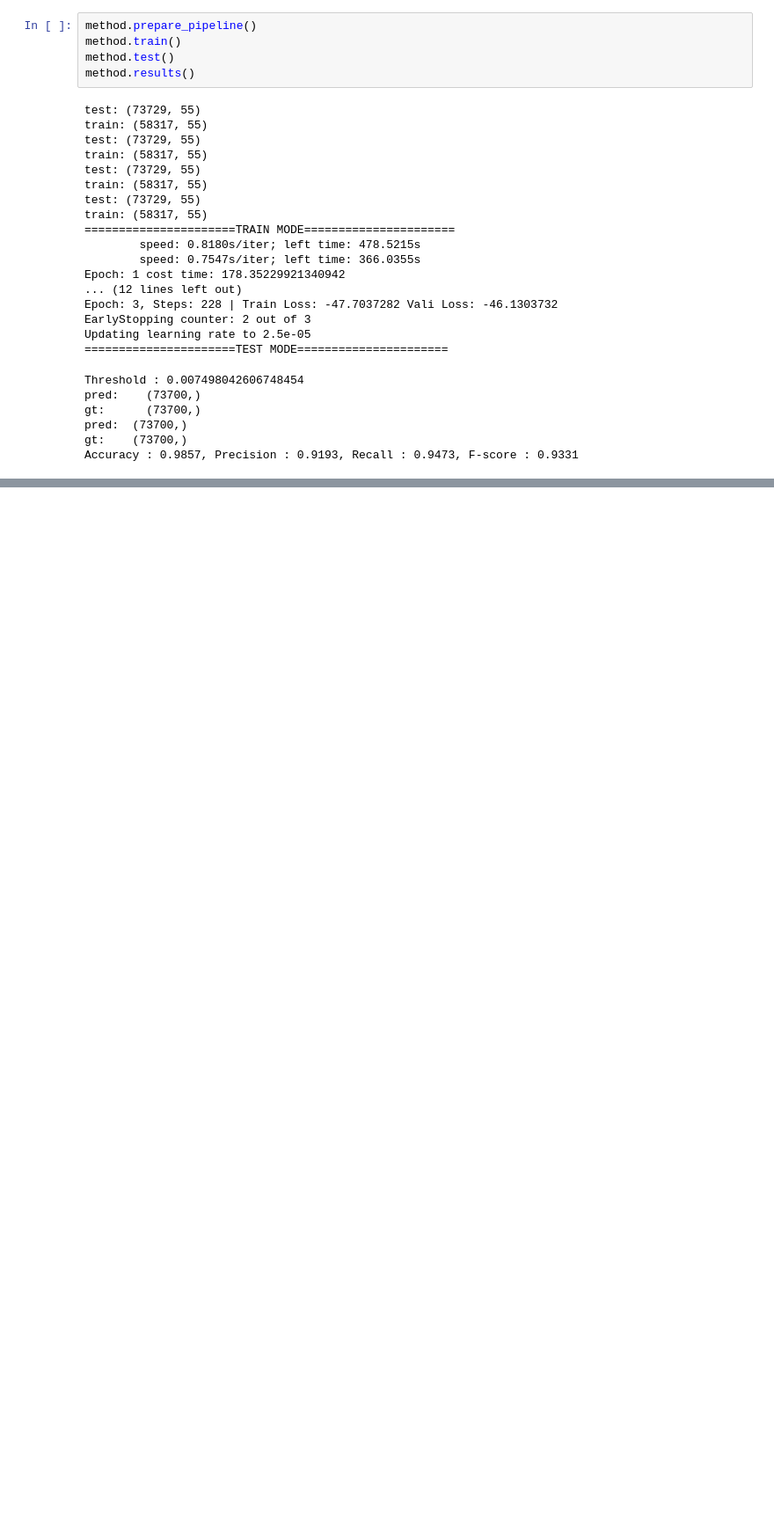
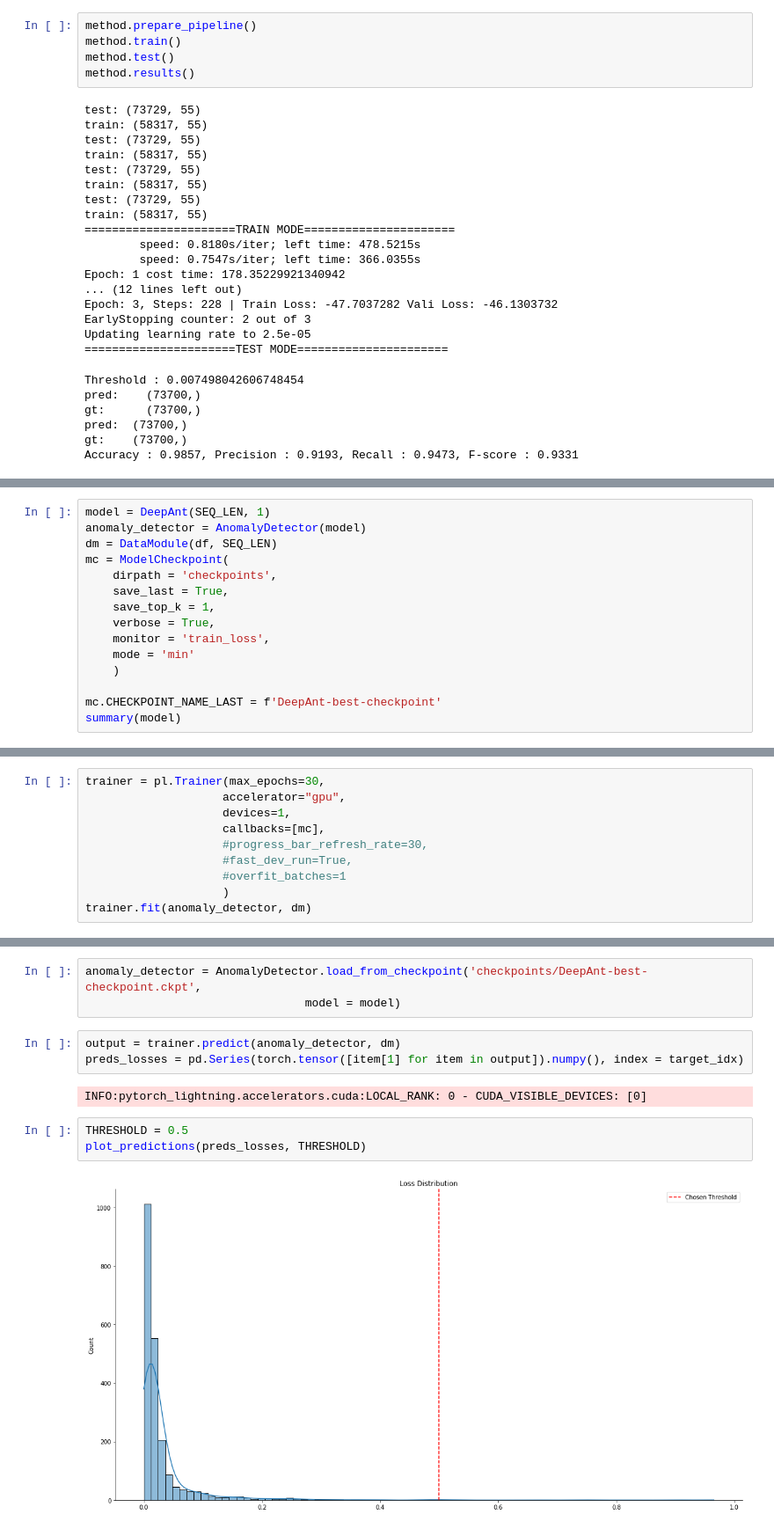
Before and after one commit to antonioalbanese/Time-Series-Anomaly-Detection-An-experimental-survey, a Jupyter notebook: Experiment.ipynb, the cells around one changed output, grey strips where cells are left out. Shown at 88% size. Cells and saved outputs as stored; diff of their text form; blank space fills up the shorter version.

```diff
--- a/Experiment.ipynb
+++ b/Experiment.ipynb
@@ -72,0 +114,15 @@ Accuracy : 0.9857, Precision : 0.9193, Recall : 0.9473, F-score : 0.9331
+# %%
+model = DeepAnt(SEQ_LEN, 1)
+anomaly_detector = AnomalyDetector(model)
+dm = DataModule(df, SEQ_LEN)
+mc = ModelCheckpoint(
+    dirpath = 'checkpoints',
+    save_last = True,
+    save_top_k = 1,
+    verbose = True,
+    monitor = 'train_loss',
+    mode = 'min'
+    )
+
+mc.CHECKPOINT_NAME_LAST = f'DeepAnt-best-checkpoint'
+summary(model)
@@ -72,0 +147,10 @@ Accuracy : 0.9857, Precision : 0.9193, Recall : 0.9473, F-score : 0.9331
+# %%
+trainer = pl.Trainer(max_epochs=30,
+                    accelerator="gpu",
+                    devices=1,
+                    callbacks=[mc],
+                    #progress_bar_refresh_rate=30,
+                    #fast_dev_run=True,
+                    #overfit_batches=1
+                    )
+trainer.fit(anomaly_detector, dm)
@@ -72,0 +191,13 @@ Accuracy : 0.9857, Precision : 0.9193, Recall : 0.9473, F-score : 0.9331
+# %%
+anomaly_detector = AnomalyDetector.load_from_checkpoint('checkpoints/DeepAnt-best-checkpoint.ckpt',
+                                model = model)
+# %%
+output = trainer.predict(anomaly_detector, dm)
+preds_losses = pd.Series(torch.tensor([item[1] for item in output]).numpy(), index = target_idx)
+# %% [output]
+INFO:pytorch_lightning.accelerators.cuda:LOCAL_RANK: 0 - CUDA_VISIBLE_DEVICES: [0]
+# %%
+THRESHOLD = 0.5
+plot_predictions(preds_losses, THRESHOLD)
+# %% [output]
+[figure, added]
```
Also changed, not shown: parts of 9 cells of this notebook.
